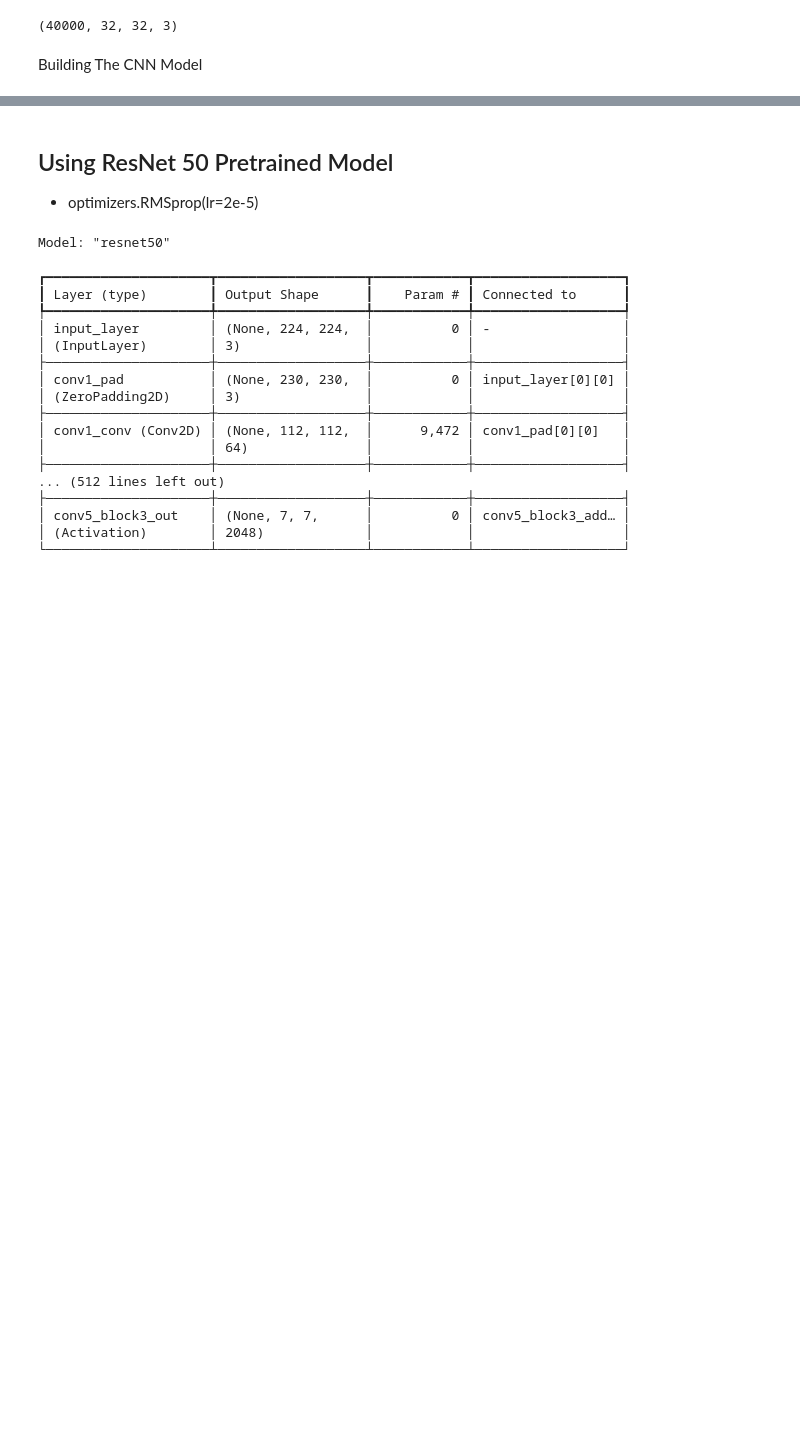
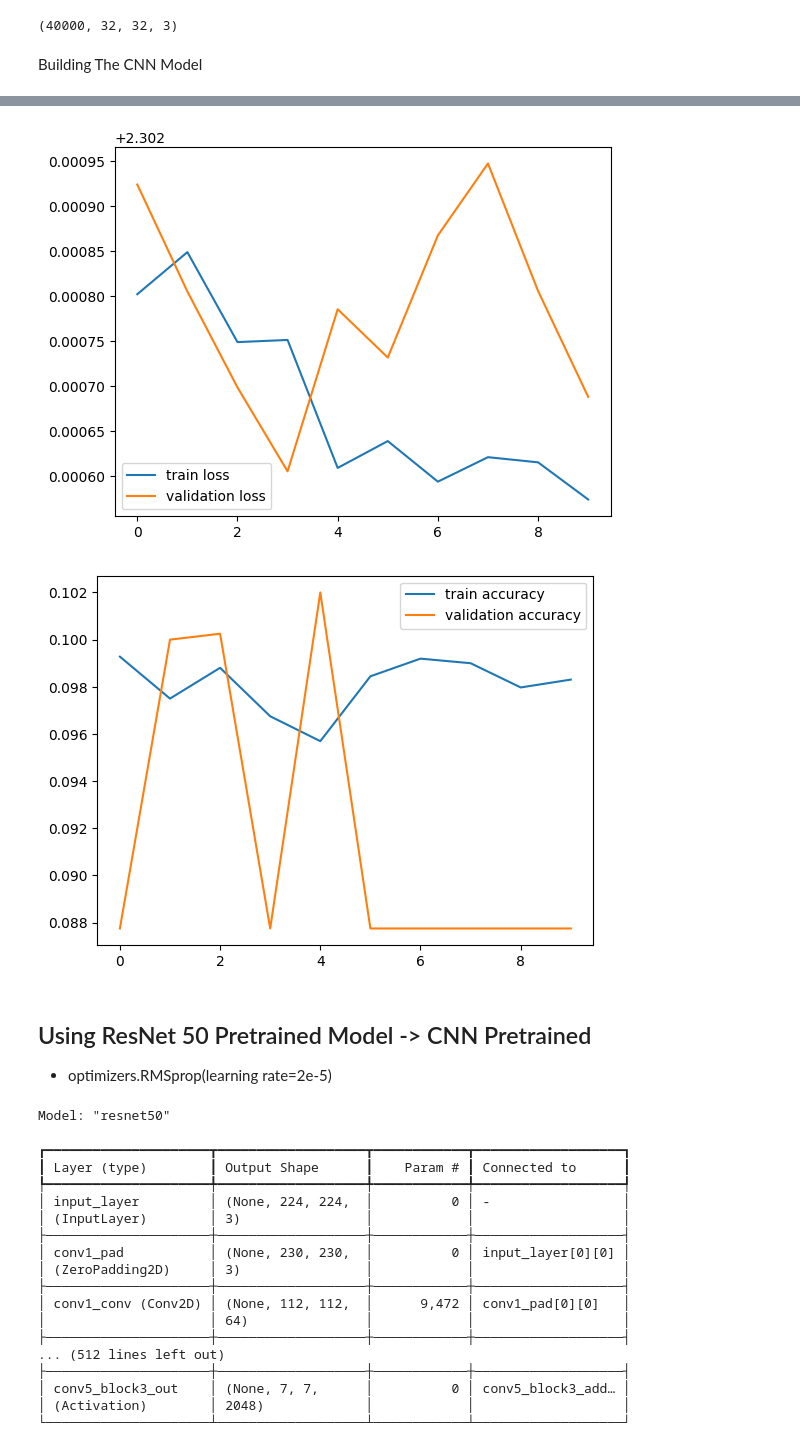
Before and after one commit to 1500-Shubham/ML-DL-AI, a Jupyter notebook: Projects/DL/CIFAR-10.ipynb, the cells around one changed output, grey strips where cells are left out. Cells and saved outputs as stored; diff of their text form; code cells hidden in the pictures; blank space fills up the shorter version.

```diff
--- a/Projects/DL/CIFAR-10.ipynb
+++ b/Projects/DL/CIFAR-10.ipynb
@@ -210,6 +210,6 @@ model.compile(optimizer='adam',
               metrics=['acc'])
 # %%
 # training the neural network
-model.fit(X_train, Y_train, validation_split=0.1, epochs=10)
+h=model.fit(X_train, Y_train, validation_split=0.1, epochs=10)
 # %% [output]
 Epoch 1/10
@@ -236,6 +235,23 @@ Epoch 10/10
+# %%
+
+
+# plot the loss value
+plt.plot(h.history['loss'], label='train loss')
+plt.plot(h.history['val_loss'], label='validation loss')
+plt.legend()
+plt.show()
+
+# plot the accuracy value
+plt.plot(h.history['acc'], label='train accuracy')
+plt.plot(h.history['val_acc'], label='validation accuracy')
+plt.legend()
+plt.show()
+# %% [output]
+[figure, added]
+[figure, added]
 # %% [markdown]
-## Using ResNet 50 Pretrained Model
-- optimizers.RMSprop(lr=2e-5)
+## Using ResNet 50 Pretrained Model -> CNN Pretrained
+- optimizers.RMSprop(learning rate=2e-5)
 # %%
 from tensorflow.keras import Sequential, models, layers
 from tensorflow.keras.layers import Dense, Dropout, Flatten
```
Also changed, not shown: parts of 1 cell of this notebook.
